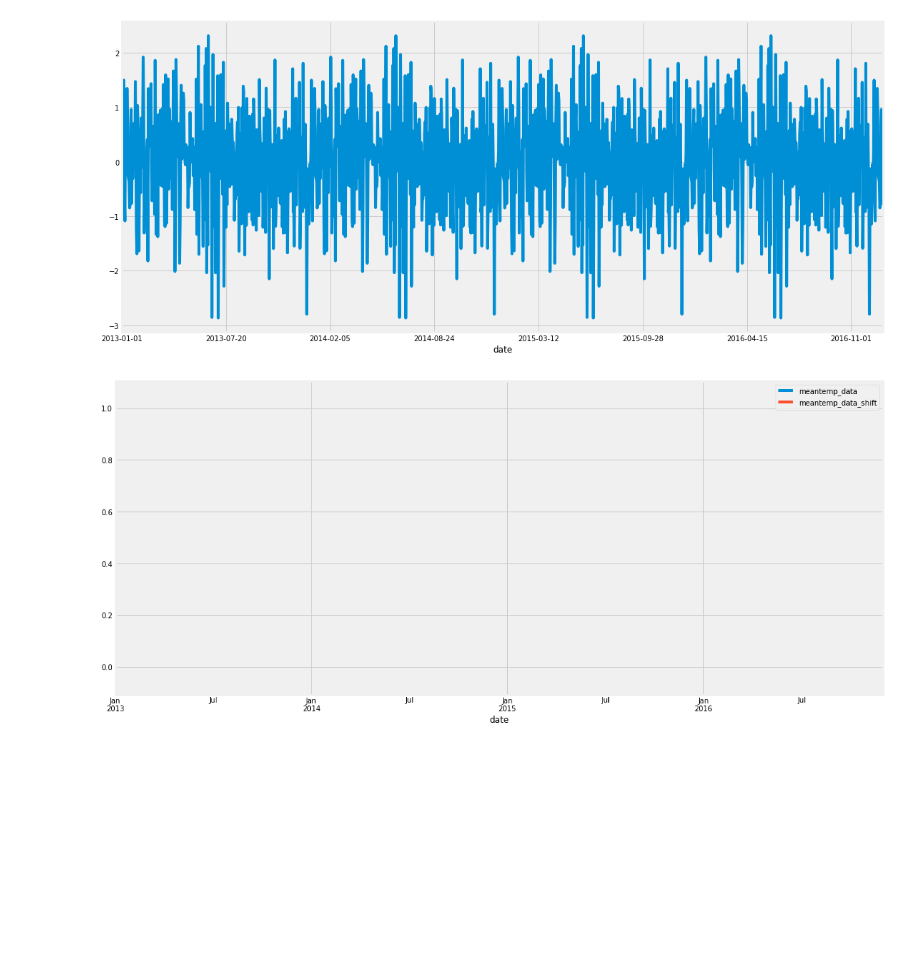
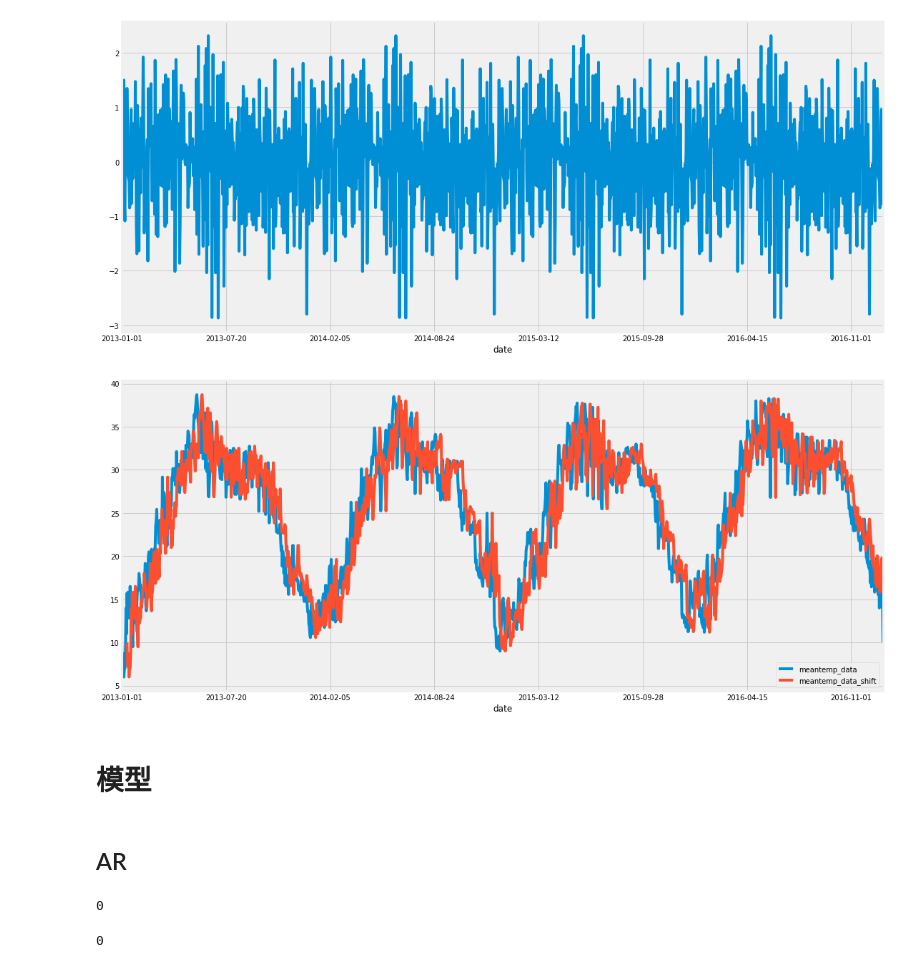
Before and after one commit to Knowledge-Precipitation-Tribe/Time-series-analysis, a Jupyter notebook: visualization.ipynb, the cells around one changed output. Drawn from its saved outputs; the diff is of its cells as text; code cells hidden in the pictures; blank space fills up the shorter version.

Commit message:
visualization

```diff
--- a/visualization.ipynb
+++ b/visualization.ipynb
@@ -121,0 +139,5 @@ meantemp_data_volume.trend.plot()
+# %%
+rcParams['figure.figsize'] = 17, 8
+humidity_data_volume = sm.tsa.seasonal_decompose(humidity_data,freq=360) # 频率为一年
+figure = humidity_data_volume.plot()
+plt.show()
@@ -121,0 +168,5 @@ meantemp_data_volume.trend.plot()
+# %%
+rcParams['figure.figsize'] = 17, 8
+wind_speed_data_volume = sm.tsa.seasonal_decompose(wind_speed_data,freq=360) # 频率为一年
+figure = wind_speed_data_volume.plot()
+plt.show()
@@ -211,9 +306,17 @@ meantemp_data_volume.seasonal.diff().plot()
 [figure]
 # %%
 # 滞后图
-meantemp_data.asfreq('M').plot(legend=True)
-shifted = meantemp_data.asfreq('M').shift(10).plot(legend=True)
+meantemp_data.plot(legend=True)
+shifted = meantemp_data.shift(10).plot(legend=True)
 shifted.legend(['meantemp_data','meantemp_data_shift'])
 plt.show()
 # %% [output]
-[figure, old version]
+[figure, new version]
+# %% [markdown]
+# 模型
+# %% [markdown]
+## AR
+# %%
+meantemp_data.isnull().sum()
+# %% [output]
+0
@@ -219,0 +325,6 @@ plt.show()
+# %%
+meantemp_data_diff = meantemp_data_diff.fillna(method = "ffill")
+meantemp_data_diff = meantemp_data_diff.fillna(method = "bfill")
+meantemp_data_diff.isnull().sum()
+# %% [output]
+0
```
Also changed, not shown: parts of 60 cells of this notebook.
